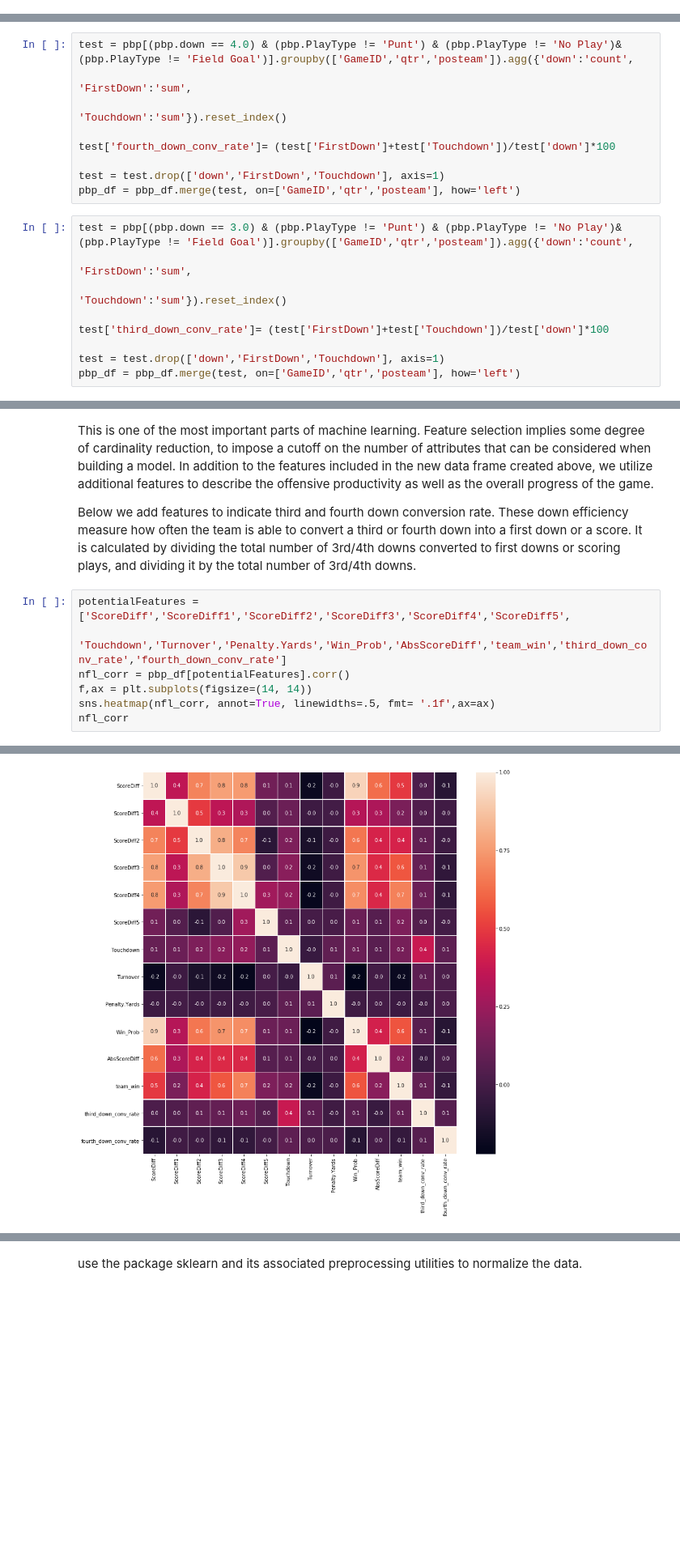
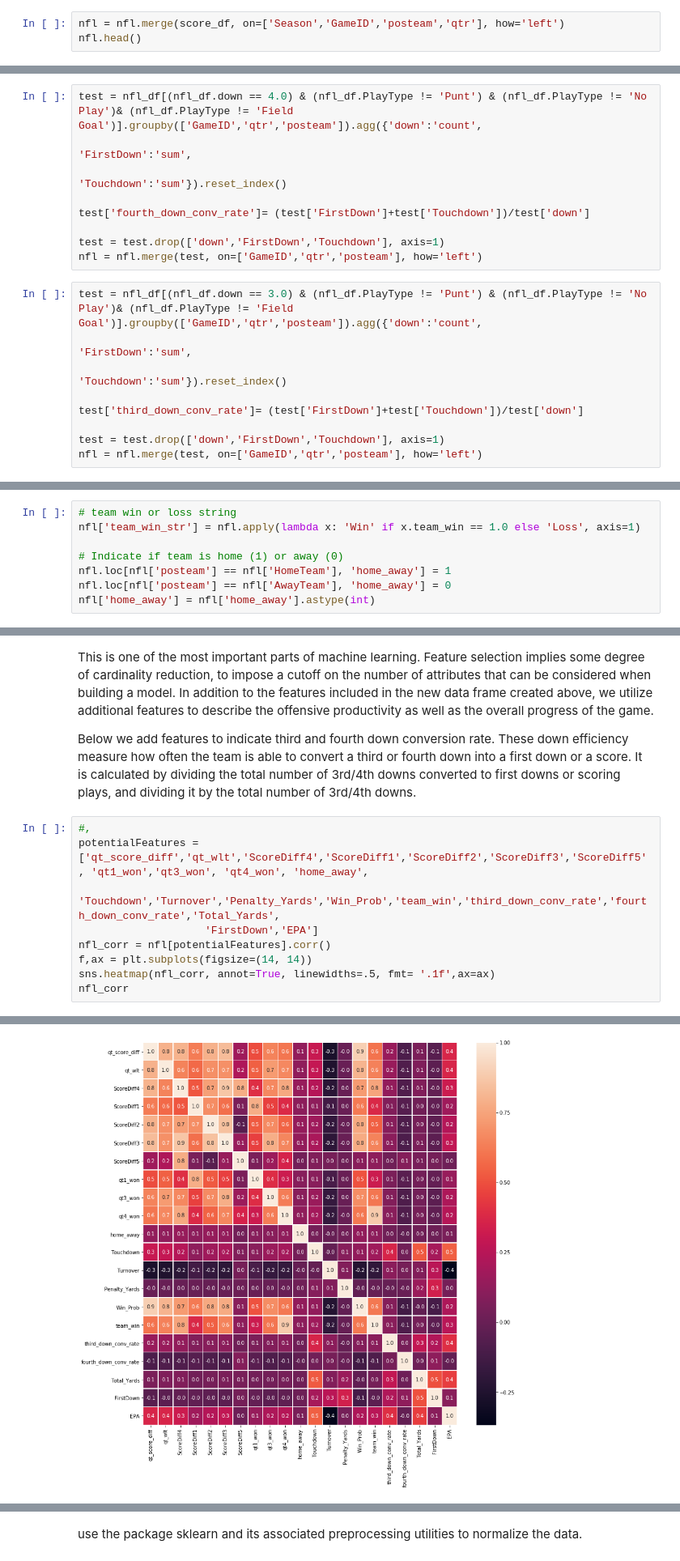
Before and after one commit to naivelogic/NFL-smarter-football, a Jupyter notebook: NFL Best Quarter-Winning Correlation.ipynb, the cells around one changed output, grey strips where cells are left out. Shown at 81% size. Saved outputs shown, nothing was run; the diff lists cells and outputs as text; blank space fills up the shorter version.

```diff
--- a/NFL Best Quarter-Winning Correlation.ipynb
+++ b/NFL Best Quarter-Winning Correlation.ipynb
@@ -155,0 +232,3 @@ pbp_df[pbp_df.GameID==2017123108 ].tail(10)
+# %%
+nfl = nfl.merge(score_df, on=['Season','GameID','posteam','qtr'], how='left')
+nfl.head()
@@ -156,21 +242,21 @@ pbp_df[pbp_df.GameID==2017123108 ].tail(10)
 # %% [markdown]
 Add Features for Thrid and Fouth down
 # %%
-test = pbp[(pbp.down == 4.0) & (pbp.PlayType != 'Punt') & (pbp.PlayType != 'No Play')& (pbp.PlayType != 'Field Goal')].groupby(['GameID','qtr','posteam']).agg({'down':'count',
+test = nfl_df[(nfl_df.down == 4.0) & (nfl_df.PlayType != 'Punt') & (nfl_df.PlayType != 'No Play')& (nfl_df.PlayType != 'Field Goal')].groupby(['GameID','qtr','posteam']).agg({'down':'count',
                                                                           'FirstDown':'sum',
                                                                           'Touchdown':'sum'}).reset_index()
 
-test['fourth_down_conv_rate']= (test['FirstDown']+test['Touchdown'])/test['down']*100
+test['fourth_down_conv_rate']= (test['FirstDown']+test['Touchdown'])/test['down']
 
 test = test.drop(['down','FirstDown','Touchdown'], axis=1)
-pbp_df = pbp_df.merge(test, on=['GameID','qtr','posteam'], how='left')
+nfl = nfl.merge(test, on=['GameID','qtr','posteam'], how='left')
 # %%
-test = pbp[(pbp.down == 3.0) & (pbp.PlayType != 'Punt') & (pbp.PlayType != 'No Play')& (pbp.PlayType != 'Field Goal')].groupby(['GameID','qtr','posteam']).agg({'down':'count',
+test = nfl_df[(nfl_df.down == 3.0) & (nfl_df.PlayType != 'Punt') & (nfl_df.PlayType != 'No Play')& (nfl_df.PlayType != 'Field Goal')].groupby(['GameID','qtr','posteam']).agg({'down':'count',
                                                                           'FirstDown':'sum',
                                                                           'Touchdown':'sum'}).reset_index()
 
-test['third_down_conv_rate']= (test['FirstDown']+test['Touchdown'])/test['down']*100
+test['third_down_conv_rate']= (test['FirstDown']+test['Touchdown'])/test['down']
 
 test = test.drop(['down','FirstDown','Touchdown'], axis=1)
-pbp_df = pbp_df.merge(test, on=['GameID','qtr','posteam'], how='left')
+nfl = nfl.merge(test, on=['GameID','qtr','posteam'], how='left')
 # %% [markdown]
@@ -210,0 +264,8 @@ Next we will plot the winning and losising segments of our data.
+# %%
+# team win or loss string
+nfl['team_win_str'] = nfl.apply(lambda x: 'Win' if x.team_win == 1.0 else 'Loss', axis=1)
+
+# Indicate if team is home (1) or away (0)
+nfl.loc[nfl['posteam'] == nfl['HomeTeam'], 'home_away'] = 1
+nfl.loc[nfl['posteam'] == nfl['AwayTeam'], 'home_away'] = 0
+nfl['home_away'] = nfl['home_away'].astype(int)
@@ -257,9 +385,11 @@ This is one of the most important parts of machine learning. Feature selection i
 
 Below we add features to indicate third and fourth down conversion rate. These down efficiency measure how often the team is able to convert a third or fourth down into a first down or a score. It is calculated by dividing the total number of 3rd/4th downs converted to first downs or scoring plays, and dividing it by the total number of 3rd/4th downs.
 # %%
-potentialFeatures = ['ScoreDiff','ScoreDiff1','ScoreDiff2','ScoreDiff3','ScoreDiff4','ScoreDiff5',
-                     'Touchdown','Turnover','Penalty.Yards','Win_Prob','AbsScoreDiff','team_win','third_down_conv_rate','fourth_down_conv_rate']
-nfl_corr = pbp_df[potentialFeatures].corr()
+#,
+potentialFeatures = ['qt_score_diff','qt_wlt','ScoreDiff4','ScoreDiff1','ScoreDiff2','ScoreDiff3','ScoreDiff5', 'qt1_won','qt3_won', 'qt4_won', 'home_away',
+                     'Touchdown','Turnover','Penalty_Yards','Win_Prob','team_win','third_down_conv_rate','fourth_down_conv_rate','Total_Yards',
+                    'FirstDown','EPA']
+nfl_corr = nfl[potentialFeatures].corr()
 f,ax = plt.subplots(figsize=(14, 14))
 sns.heatmap(nfl_corr, annot=True, linewidths=.5, fmt= '.1f',ax=ax)
 nfl_corr
@@ -282,4 +414,4 @@ nfl_corr
-[figure, old version]
+[figure, new version]
 # %% [markdown]
 #### Perason's R Correlation Coefficient
 
```
Also changed, not shown: parts of 86 cells of this notebook.
